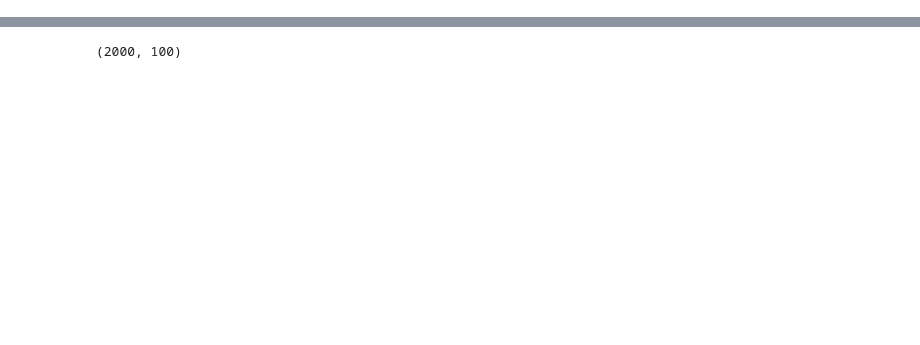
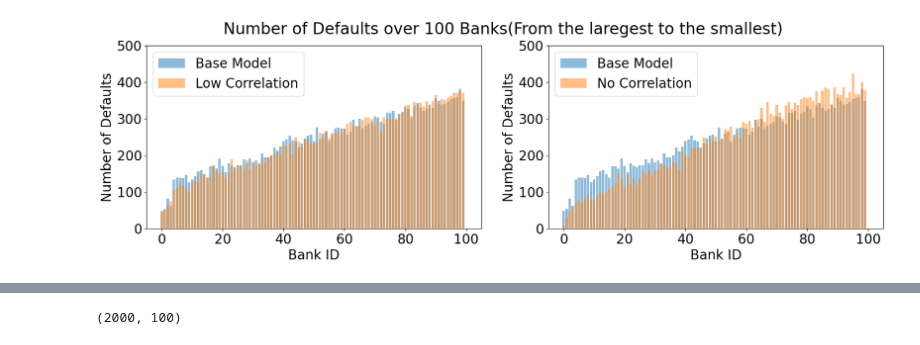
Before and after one commit to dongxulee/balanceSheet, a Jupyter notebook: bankingSystemSystematicRisk.ipynb, the cells around one changed output, grey strips where cells are left out. Saved outputs shown, nothing was run; the diff lists cells and outputs as text; code cells hidden in the pictures; blank space fills up the shorter version.

```diff
--- a/bankingSystemSystematicRisk.ipynb
+++ b/bankingSystemSystematicRisk.ipynb
@@ -75,0 +67,4 @@ Text(0.5, 0, 'Bank ID')
+# %%
+plotDefaultBanks(defaultBanks, [5,6], ["Low Correlation", "No Correlation"])
+# %% [output]
+[figure, added]
```
Also changed, not shown: parts of 7 cells of this notebook, 23 other files.
